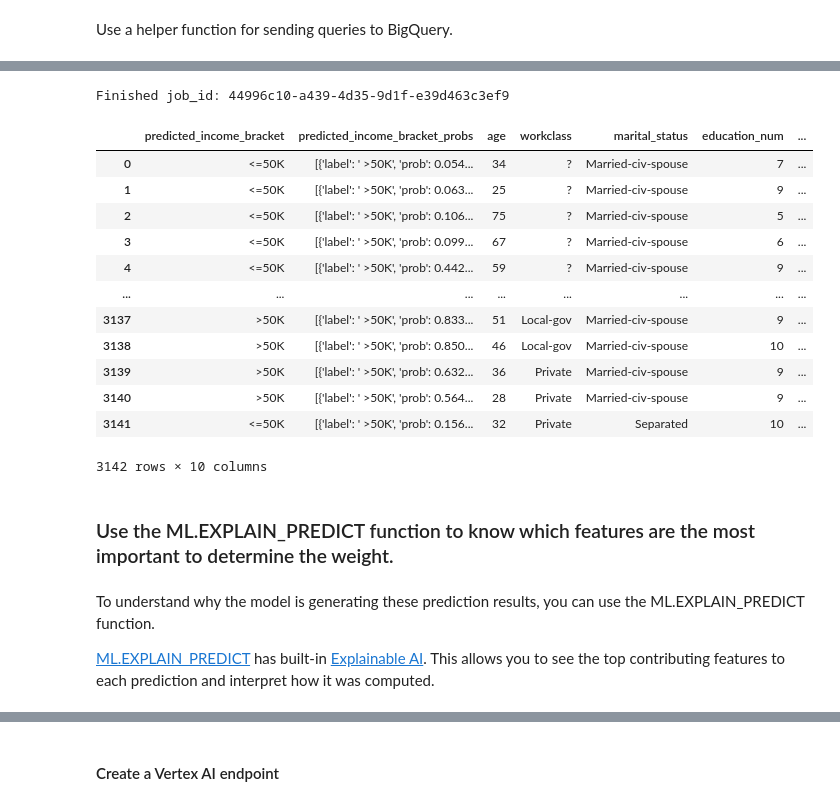
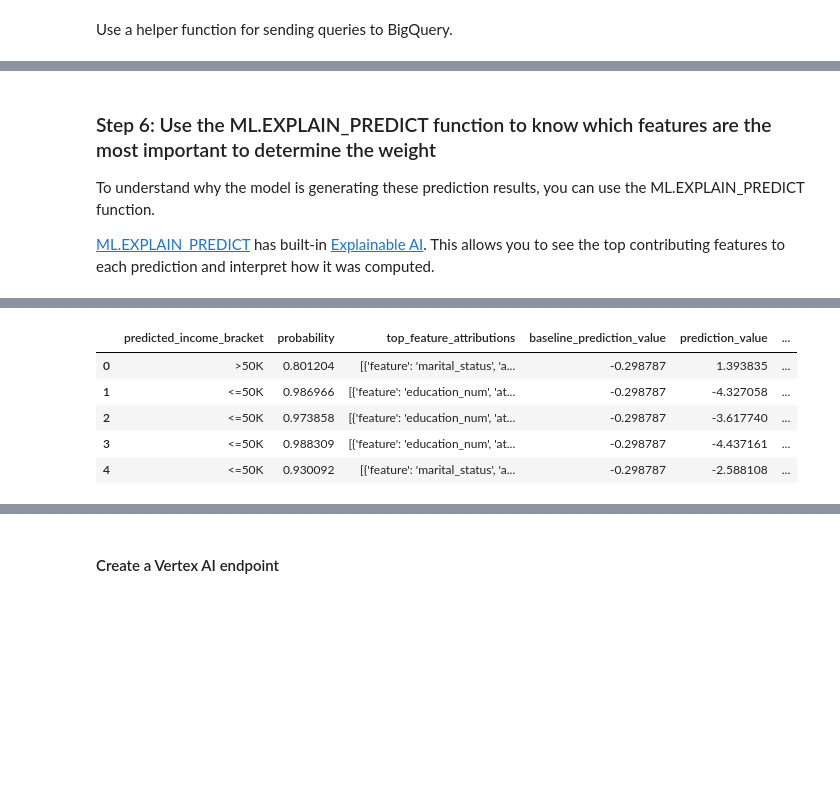
Before and after one commit to paulycloud/ml_portfolio, a Jupyter notebook: 02_BigQuery_ML/02_census_logistic_reg/index.ipynb, the cells around one changed output, grey strips where cells are left out. Cells and saved outputs as stored; diff of their text form; code cells hidden in the pictures; blank space fills up the shorter version.

Commit message:
updated bqml_census project

```diff
--- a/02_BigQuery_ML/02_census_logistic_reg/index.ipynb
+++ b/02_BigQuery_ML/02_census_logistic_reg/index.ipynb
@@ -85,21 +110,23 @@ if not os.getenv("IS_TESTING"):
 # These are the project variable used in this ML Model:
 #
 
-PROJECT_ID = "" # @param {type:"string"}
-bqml_type = "log_reg" # @param {type:"string"}
+PROJECT_ID = "paulkamau" # @param {type:"string"}
+BQML_MODEL_TYPE = "LOGISTIC_REG" #@param ["LINEAR_REG", "LOGISTIC_REG","KMEANS","PCA","MATRIX_FACTORIZATION","AUTOENCODER","AUTOML_REGRESSOR", "AUTOML_CLASSIFIER","BOOSTED_TREE_CLASSIFIER","BOOSTED_TREE_REGRESSOR","RANDOM_FOREST_CLASSIFIER","RANDOM_FOREST_REGRESSOR", "DNN_CLASSIFIER","DNN_REGRESSOR","DNN_LINEAR_COMBINED_CLASSIFIER", "DNN_LINEAR_COMBINED_REGRESSOR","ARIMA_PLUS","TENSORFLOW"]
+
 BQML_MODEL_NAME = "bqml_log_reg_census_income_predict_model"
-job_display_name = BQML_MODEL_NAME + "_job"
-ENDPOINT_NAME = BQML_MODEL_NAME + "_endpoint"
+BQML_JOB_DISPLAY_NAME = BQML_MODEL_NAME + "_job"
+BQML_ENDPOINT_NAME = BQML_MODEL_NAME + "_endpoint"
 
 # datasets
 BQ_DATASET_NAME = BQML_MODEL_NAME + "_dataset"
-sql_create_dataset = f"""CREATE SCHEMA IF NOT EXISTS {BQ_DATASET_NAME}"""
 BQ_PUBLIC_DATASET = "bigquery-public-data.ml_datasets.census_adult_income"
 
 # bucket details
 BUCKET_NAME = "bqml_tutorials"
-BUCKET_URI = f"gs://{BUCKET_NAME}/{bqml_type}/"
-OUTPUTBUCKET = f"gs://bqml_datasets_predictions/{bqml_type}/"
+BUCKET_URI = f"gs://{BUCKET_NAME}/{BQML_MODEL_TYPE}/"
+OUTPUTBUCKET = f"gs://bqml_datasets_predictions/{BQML_MODEL_TYPE}/"
 
 # Region
-REGION = "us-central1" # @param {type: "string"}
+REGION = "us-central1" #@param ["us-central1", "europe-west4", "asia-east1"]
+
+print("All variables set")
@@ -389,22 +673,23 @@ Finally, you use the ML.PREDICT function to predict the income bracket for a giv
+# %% [markdown]
+### Step 6: Use the ML.EXPLAIN_PREDICT function to know which features are the most important to determine the weight
+
+To understand why the model is generating these prediction results, you can use the ML.EXPLAIN_PREDICT function.
+
+
+<a href="https://cloud.google.com/bigquery-ml/docs/reference/standard-sql/bigqueryml-syntax-explain-predict" target="_blank">ML.EXPLAIN_PREDICT</a> has built-in <a href="https://cloud.google.com/bigquery-ml/docs/reference/standard-sql/bigqueryml-syntax-xai-overview" target="_blank">Explainable AI</a>. This allows you to see the top contributing features to each prediction and interpret how it was computed.
 # %%
-sql_ml_predict = f"""
+sql_explain_predict = f"""
 
-SELECT
- *
-FROM
- ML.PREDICT (MODEL {BQ_DATASET_NAME}.{BQML_MODEL_NAME},
-   (
-   SELECT
-     *
-   FROM
-     {BQ_DATASET_NAME}.input_view
-   WHERE
-     dataframe = 'prediction'
-    )
- )
+SELECT * FROM
+ML.EXPLAIN_PREDICT(MODEL {BQ_DATASET_NAME}.{BQML_MODEL_NAME},
+ (
+  SELECT income_bracket,age,workclass,marital_status,education_num,occupation,hours_per_week,dataframe FROM {BQ_DATASET_NAME}.input_view
+  WHERE dataframe = 'prediction'),
+  STRUCT(3 as top_k_features)
+ ) LIMIT 5
 """
 
-print(sql_ml_predict)
+print(sql_explain_predict)
 
-run_bq_query(sql_ml_predict)
+run_bq_query(sql_explain_predict)
 # %% [output]
@@ -424,21 +705,6 @@ FROM
-Finished job_id: 44996c10-a439-4d35-9d1f-e39d463c3ef9
-|  | predicted_income_bracket | predicted_income_bracket_probs | age | workclass | marital_status | education_num | ... |
-| 0 | <=50K | [{'label': ' >50K', 'prob': 0.054... | 34 | ? | Married-civ-spouse | 7 | ... |
-| 1 | <=50K | [{'label': ' >50K', 'prob': 0.063... | 25 | ? | Married-civ-spouse | 9 | ... |
-| 2 | <=50K | [{'label': ' >50K', 'prob': 0.106... | 75 | ? | Married-civ-spouse | 5 | ... |
-| 3 | <=50K | [{'label': ' >50K', 'prob': 0.099... | 67 | ? | Married-civ-spouse | 6 | ... |
-| 4 | <=50K | [{'label': ' >50K', 'prob': 0.442... | 59 | ? | Married-civ-spouse | 9 | ... |
-| ... | ... | ... | ... | ... | ... | ... | ... |
-| 3137 | >50K | [{'label': ' >50K', 'prob': 0.833... | 51 | Local-gov | Married-civ-spouse | 9 | ... |
-| 3138 | >50K | [{'label': ' >50K', 'prob': 0.850... | 46 | Local-gov | Married-civ-spouse | 10 | ... |
-| 3139 | >50K | [{'label': ' >50K', 'prob': 0.632... | 36 | Private | Married-civ-spouse | 9 | ... |
-| 3140 | >50K | [{'label': ' >50K', 'prob': 0.564... | 28 | Private | Married-civ-spouse | 9 | ... |
-| 3141 | <=50K | [{'label': ' >50K', 'prob': 0.156... | 32 | Private | Separated | 10 | ... |
+|  | predicted_income_bracket | probability | top_feature_attributions | baseline_prediction_value | prediction_value | ... |
+| 0 | >50K | 0.801204 | [{'feature': 'marital_status', 'a... | -0.298787 | 1.393835 | ... |
+| 1 | <=50K | 0.986966 | [{'feature': 'education_num', 'at... | -0.298787 | -4.327058 | ... |
+| 2 | <=50K | 0.973858 | [{'feature': 'education_num', 'at... | -0.298787 | -3.617740 | ... |
+| 3 | <=50K | 0.988309 | [{'feature': 'education_num', 'at... | -0.298787 | -4.437161 | ... |
+| 4 | <=50K | 0.930092 | [{'feature': 'marital_status', 'a... | -0.298787 | -2.588108 | ... |
-3142 rows × 10 columns
-# %% [markdown]
-### Use the ML.EXPLAIN_PREDICT function to know which features are the most important to determine the weight.
-# %% [markdown]
-To understand why the model is generating these prediction results, you can use the ML.EXPLAIN_PREDICT function.
-
-
-<a href="https://cloud.google.com/bigquery-ml/docs/reference/standard-sql/bigqueryml-syntax-explain-predict" target="_blank">ML.EXPLAIN_PREDICT</a> has built-in <a href="https://cloud.google.com/bigquery-ml/docs/reference/standard-sql/bigqueryml-syntax-xai-overview" target="_blank">Explainable AI</a>. This allows you to see the top contributing features to each prediction and interpret how it was computed.
```
Also changed, not shown: parts of 61 cells of this notebook.
